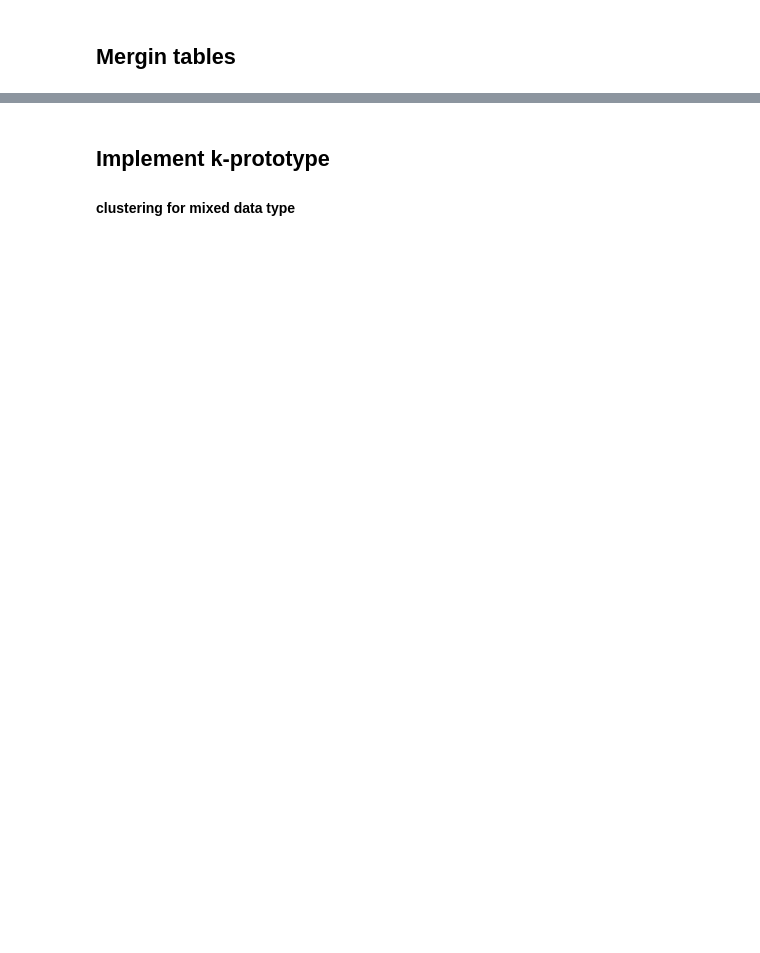
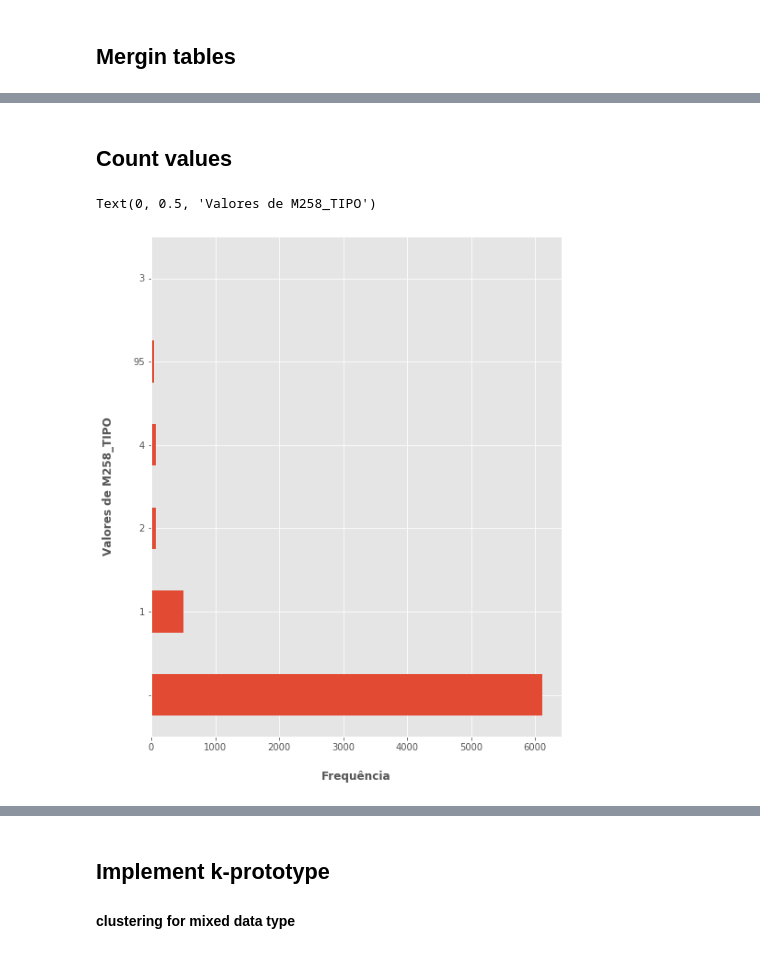
Before and after one commit to mariliarosa4/processoDCBDAbortoProvocado, a Jupyter notebook: Clustering in python.ipynb, the cells around one changed output, grey strips where cells are left out. Cells and saved outputs as stored; diff of their text form; code cells hidden in the pictures; blank space fills up the shorter version.

```diff
--- a/Clustering in python.ipynb
+++ b/Clustering in python.ipynb
@@ -46,2 +54,13 @@ dtypes: int64(292), object(420)
 memory usage: 37.1+ MB
 None
+# %% [markdown]
+## Count values
+# %%
+ax = db_joined['M258_TIPO'].value_counts(normalize = False).plot(kind='barh',  figsize=(8, 10))
+  # Set x-axis label
+ax.set_xlabel("Frequência", labelpad=20, weight='bold', size=12)
+  # Set y-axis label
+ax.set_ylabel("Valores de M258_TIPO", labelpad=20, weight='bold', size=12)
+# %% [output]
+Text(0, 0.5, 'Valores de M258_TIPO')
+[figure, added]
```
Also changed, not shown: parts of 17 cells of this notebook, 2 other files.
